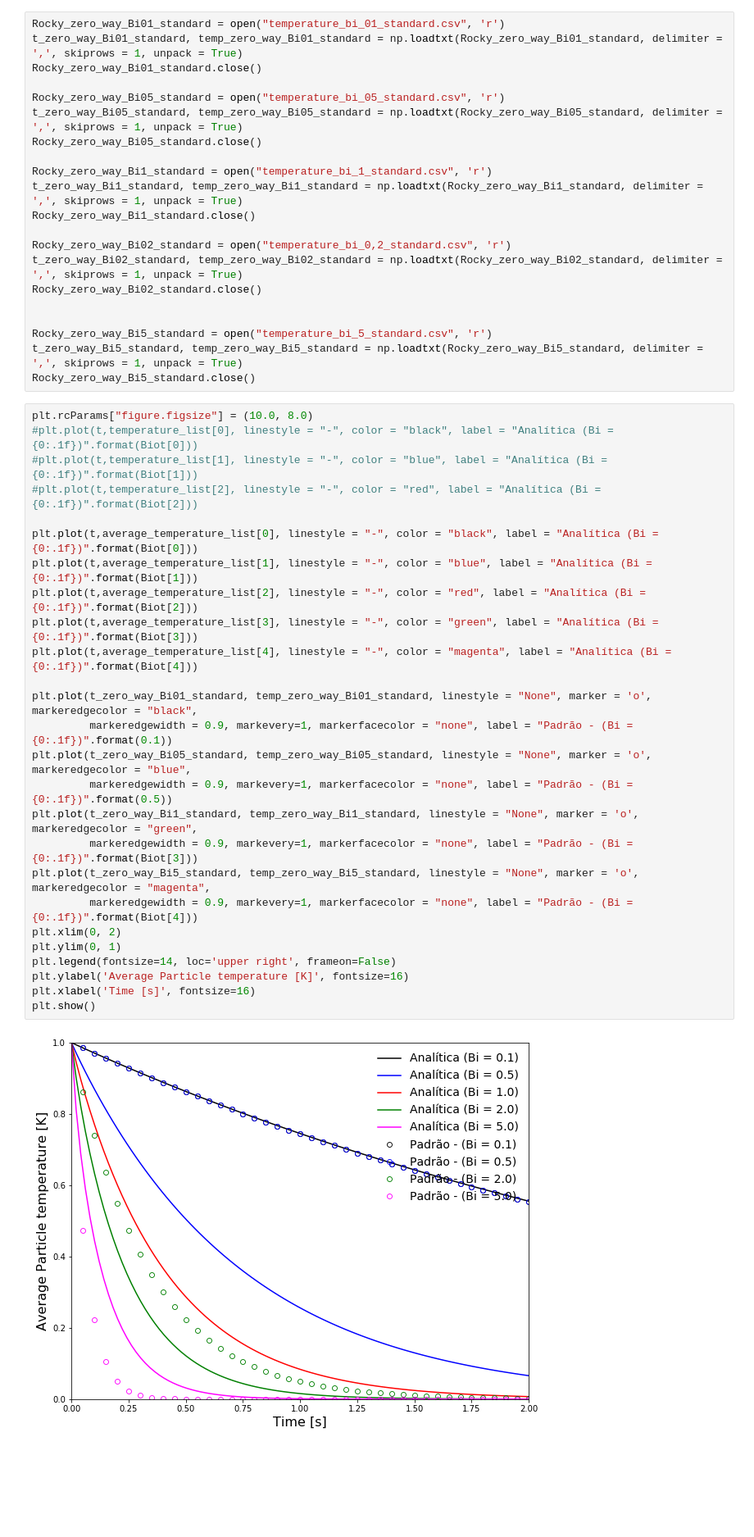
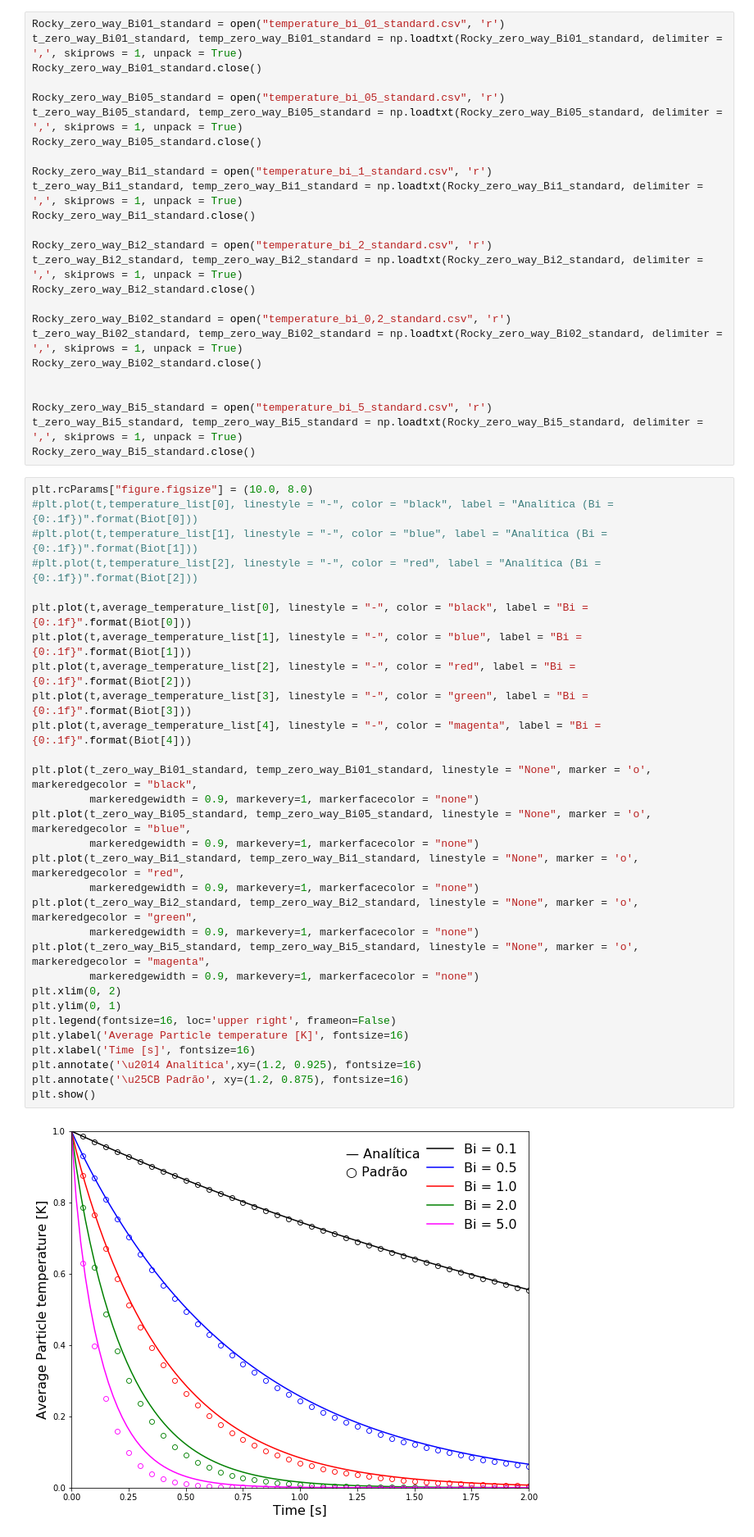
Before and after one commit to lucillalmeida/doutorado-validacoes, a Jupyter notebook: cooling_particle/Post-processing/Transient heat conduction in a solid sphere with convective boundary-comparison.ipynb, the cells around one changed output. Shown at 82% size. Cells and saved outputs as stored; diff of their text form; blank space fills up the shorter version.

```diff
--- a/cooling_particle/Post-processing/Transient heat conduction in a solid sphere with convective boundary-comparison.ipynb
+++ b/cooling_particle/Post-processing/Transient heat conduction in a solid sphere with convective boundary-comparison.ipynb
@@ -243,6 +243,10 @@ Rocky_zero_way_Bi1_standard = open("temperature_bi_1_standard.csv", 'r')
 t_zero_way_Bi1_standard, temp_zero_way_Bi1_standard = np.loadtxt(Rocky_zero_way_Bi1_standard, delimiter = ',', skiprows = 1, unpack = True)
 Rocky_zero_way_Bi1_standard.close()
 
+Rocky_zero_way_Bi2_standard = open("temperature_bi_2_standard.csv", 'r')
+t_zero_way_Bi2_standard, temp_zero_way_Bi2_standard = np.loadtxt(Rocky_zero_way_Bi2_standard, delimiter = ',', skiprows = 1, unpack = True)
+Rocky_zero_way_Bi2_standard.close()
+
 Rocky_zero_way_Bi02_standard = open("temperature_bi_0,2_standard.csv", 'r')
 t_zero_way_Bi02_standard, temp_zero_way_Bi02_standard = np.loadtxt(Rocky_zero_way_Bi02_standard, delimiter = ',', skiprows = 1, unpack = True)
 Rocky_zero_way_Bi02_standard.close()
@@ -254,28 +258,32 @@ Rocky_zero_way_Bi5_standard.close()
 # %%
 plt.rcParams["figure.figsize"] = (10.0, 8.0)
 #plt.plot(t,temperature_list[0], linestyle = "-", color = "black", label = "Analítica (Bi = {0:.1f})".format(Biot[0]))
 #plt.plot(t,temperature_list[1], linestyle = "-", color = "blue", label = "Analítica (Bi = {0:.1f})".format(Biot[1]))
 #plt.plot(t,temperature_list[2], linestyle = "-", color = "red", label = "Analítica (Bi = {0:.1f})".format(Biot[2]))
 
-plt.plot(t,average_temperature_list[0], linestyle = "-", color = "black", label = "Analítica (Bi = {0:.1f})".format(Biot[0]))
-plt.plot(t,average_temperature_list[1], linestyle = "-", color = "blue", label = "Analítica (Bi = {0:.1f})".format(Biot[1]))
-plt.plot(t,average_temperature_list[2], linestyle = "-", color = "red", label = "Analítica (Bi = {0:.1f})".format(Biot[2]))
-plt.plot(t,average_temperature_list[3], linestyle = "-", color = "green", label = "Analítica (Bi = {0:.1f})".format(Biot[3]))
-plt.plot(t,average_temperature_list[4], linestyle = "-", color = "magenta", label = "Analítica (Bi = {0:.1f})".format(Biot[4]))
+plt.plot(t,average_temperature_list[0], linestyle = "-", color = "black", label = "Bi = {0:.1f}".format(Biot[0]))
+plt.plot(t,average_temperature_list[1], linestyle = "-", color = "blue", label = "Bi = {0:.1f}".format(Biot[1]))
+plt.plot(t,average_temperature_list[2], linestyle = "-", color = "red", label = "Bi = {0:.1f}".format(Biot[2]))
+plt.plot(t,average_temperature_list[3], linestyle = "-", color = "green", label = "Bi = {0:.1f}".format(Biot[3]))
+plt.plot(t,average_temperature_list[4], linestyle = "-", color = "magenta", label = "Bi = {0:.1f}".format(Biot[4]))
 
 plt.plot(t_zero_way_Bi01_standard, temp_zero_way_Bi01_standard, linestyle = "None", marker = 'o', markeredgecolor = "black",
-         markeredgewidth = 0.9, markevery=1, markerfacecolor = "none", label = "Padrão - (Bi = {0:.1f})".format(0.1))
+         markeredgewidth = 0.9, markevery=1, markerfacecolor = "none")
 plt.plot(t_zero_way_Bi05_standard, temp_zero_way_Bi05_standard, linestyle = "None", marker = 'o', markeredgecolor = "blue",
-         markeredgewidth = 0.9, markevery=1, markerfacecolor = "none", label = "Padrão - (Bi = {0:.1f})".format(0.5))
-plt.plot(t_zero_way_Bi1_standard, temp_zero_way_Bi1_standard, linestyle = "None", marker = 'o', markeredgecolor = "green",
-         markeredgewidth = 0.9, markevery=1, markerfacecolor = "none", label = "Padrão - (Bi = {0:.1f})".format(Biot[3]))
+         markeredgewidth = 0.9, markevery=1, markerfacecolor = "none")
+plt.plot(t_zero_way_Bi1_standard, temp_zero_way_Bi1_standard, linestyle = "None", marker = 'o', markeredgecolor = "red",
+         markeredgewidth = 0.9, markevery=1, markerfacecolor = "none")
+plt.plot(t_zero_way_Bi2_standard, temp_zero_way_Bi2_standard, linestyle = "None", marker = 'o', markeredgecolor = "green",
+         markeredgewidth = 0.9, markevery=1, markerfacecolor = "none")
 plt.plot(t_zero_way_Bi5_standard, temp_zero_way_Bi5_standard, linestyle = "None", marker = 'o', markeredgecolor = "magenta",
-         markeredgewidth = 0.9, markevery=1, markerfacecolor = "none", label = "Padrão - (Bi = {0:.1f})".format(Biot[4]))
+         markeredgewidth = 0.9, markevery=1, markerfacecolor = "none")
 plt.xlim(0, 2)
 plt.ylim(0, 1)
-plt.legend(fontsize=14, loc='upper right', frameon=False)
+plt.legend(fontsize=16, loc='upper right', frameon=False)
 plt.ylabel('Average Particle temperature [K]', fontsize=16)
 plt.xlabel('Time [s]', fontsize=16)
+plt.annotate('\u2014 Analítica',xy=(1.2, 0.925), fontsize=16)
+plt.annotate('\u25CB Padrão', xy=(1.2, 0.875), fontsize=16)
 plt.show()
 # %% [output]
-[figure, old version]
+[figure, new version]
```
Also changed, not shown: parts of 1 cell of this notebook, 3 other files.
